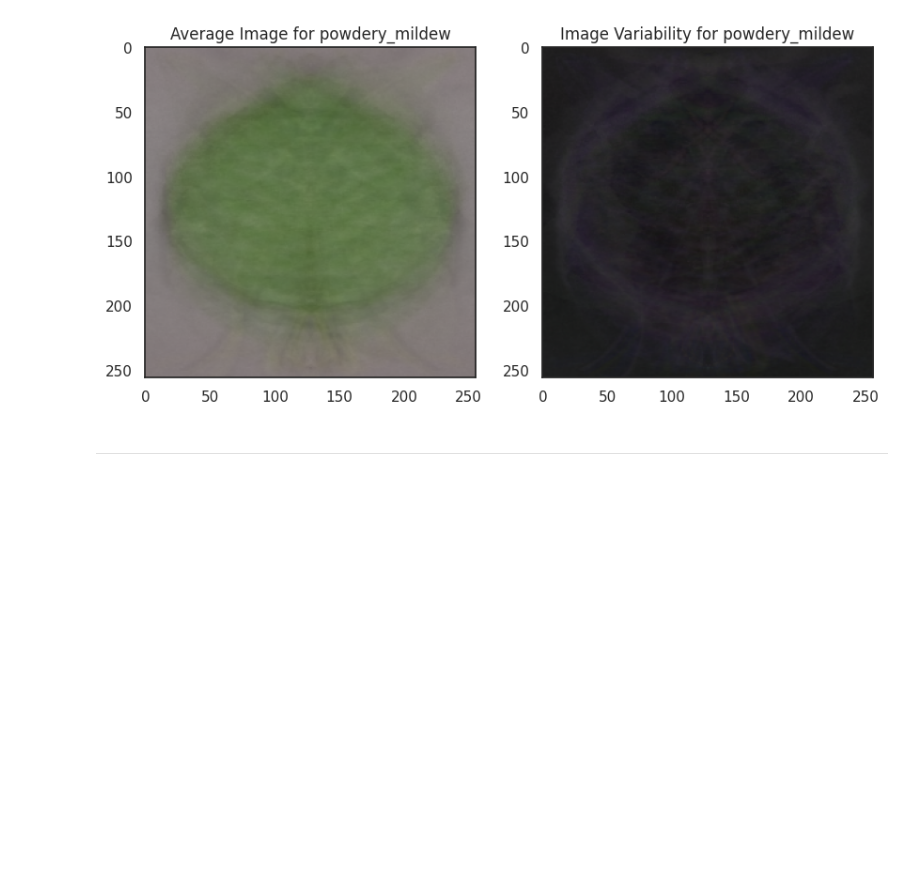
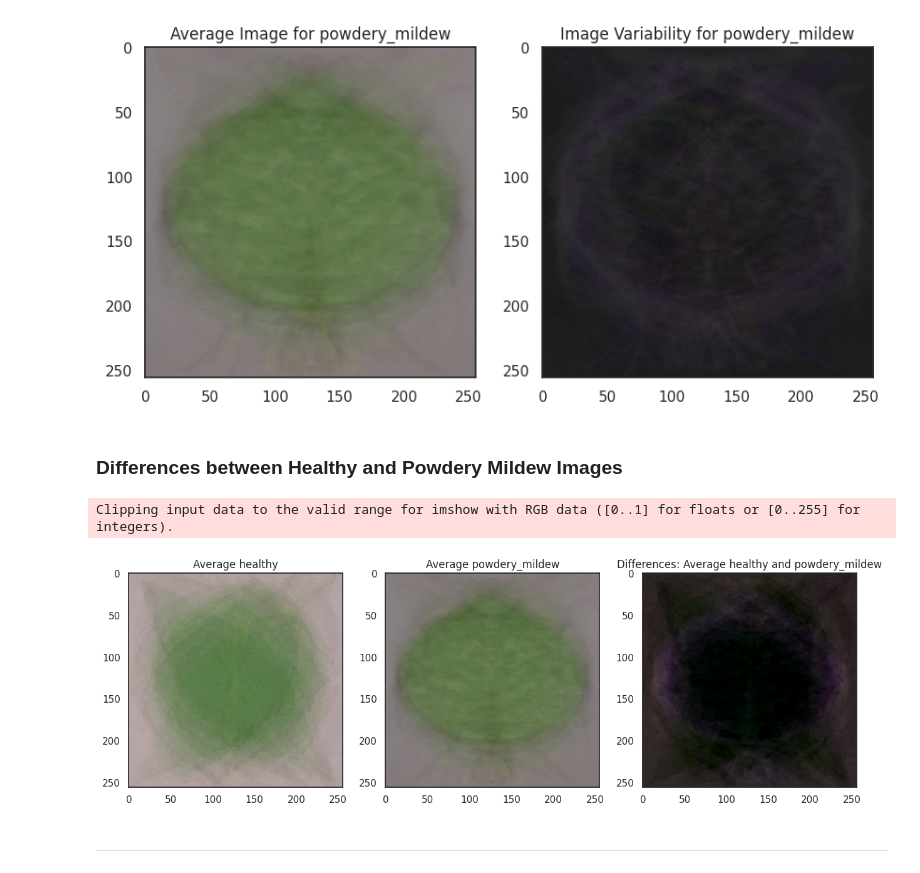
Before and after one commit to Hasmelash95/cherry-leaves-mildew, a Jupyter notebook: jupyter_notebooks/02 - DataVisualisation.ipynb, the cells around one changed output. Cells and saved outputs as stored; diff of their text form; code cells hidden in the pictures; blank space fills up the shorter version.

Commit message:
Plot Image variability for averages of the two labels

```diff
--- a/jupyter_notebooks/02 - DataVisualisation.ipynb
+++ b/jupyter_notebooks/02 - DataVisualisation.ipynb
@@ -206,6 +206,56 @@ Label: powdery_mildew
 Image shape: (256, 256, 3)
 [figure]
 [figure]
+# %% [markdown]
+### Differences between Healthy and Powdery Mildew Images
+# %%
+def subset_image_for_label(X, y, label):
+    """
+    Function to subset the image per label
+    """
+    y = y.reshape(-1,1,1)
+    boolean_mask = np.any(y==label, axis=1).reshape(-1)
+    df_cherry_leaves = X[boolean_mask]
+    return df_cherry_leaves
+
+def differences_between_two_labels(X, y, label_1, label_2, figsize=(15,10)):
+    """
+    Function to plot the average image and image differences between two labels.
+    """
+    sns.set_style("white")
+    label_list = np.unique(y)
+
+    if label_1 not in label_list:
+        print(f"{label_1} is not in {label_list}.")
+        return
+    elif label_2 not in label_list:
+        print(f"{label_2} is not in {label_list}.")
+
+    image_1 = subset_image_for_label(X=X, y=y, label=label_1)
+    image_1_mean = np.mean(image_1, axis=0)
+
+    image_2 = subset_image_for_label(X=X, y=y, label=label_2)
+    image_2_mean = np.mean(image_2, axis=0)
+
+    differences = image_1_mean - image_2_mean
+
+    fig, axes = plt.subplots(nrows=1, ncols=3, figsize=figsize)
+    print("\n")
+    axes[0].set_title(f"Average {label_1}")
+    axes[0].imshow(image_1_mean, cmap="gray")
+    axes[1].set_title(f"Average {label_2}")
+    axes[1].imshow(image_2_mean, cmap="gray")
+    axes[2].set_title(f"Differences: Average {label_1} and {label_2}")
+    axes[2].imshow(differences, cmap="gray")
+    if f"variability {label_1} and {label_2}.png" not in {file_path}:
+        plt.savefig(f"{file_path}/variability {label_1} and {label_2}.png")
+    else:
+        plt.show()
+# %%
+differences_between_two_labels(X=X, y=y, label_1="healthy", label_2="powdery_mildew")
+# %% [output]
+Clipping input data to the valid range for imshow with RGB data ([0..1] for floats or [0..255] for integers).
+[figure, added]
 # %% [markdown]
 ---
 # %% [markdown]
```
Also changed, not shown: 1 other file.
